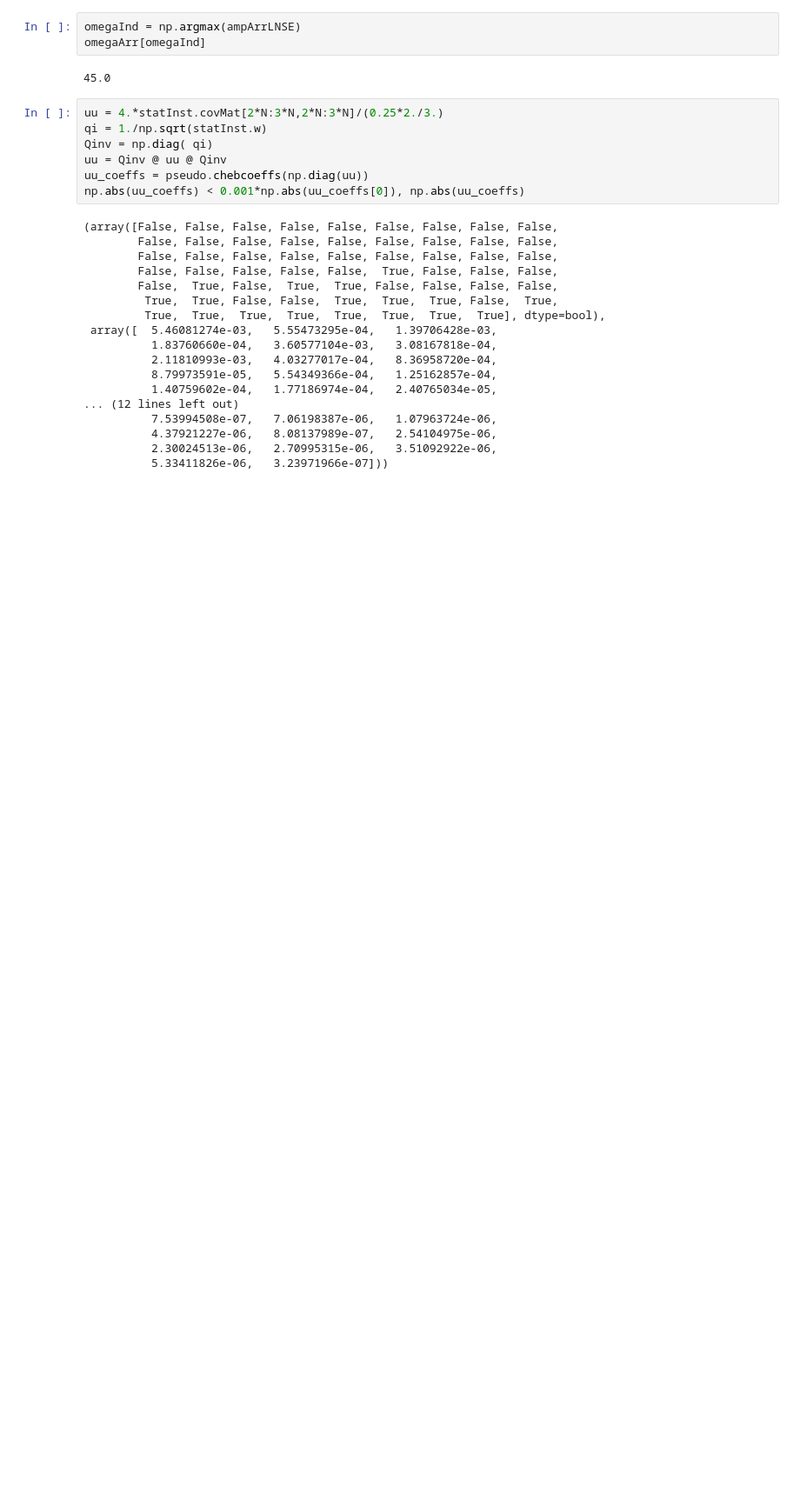
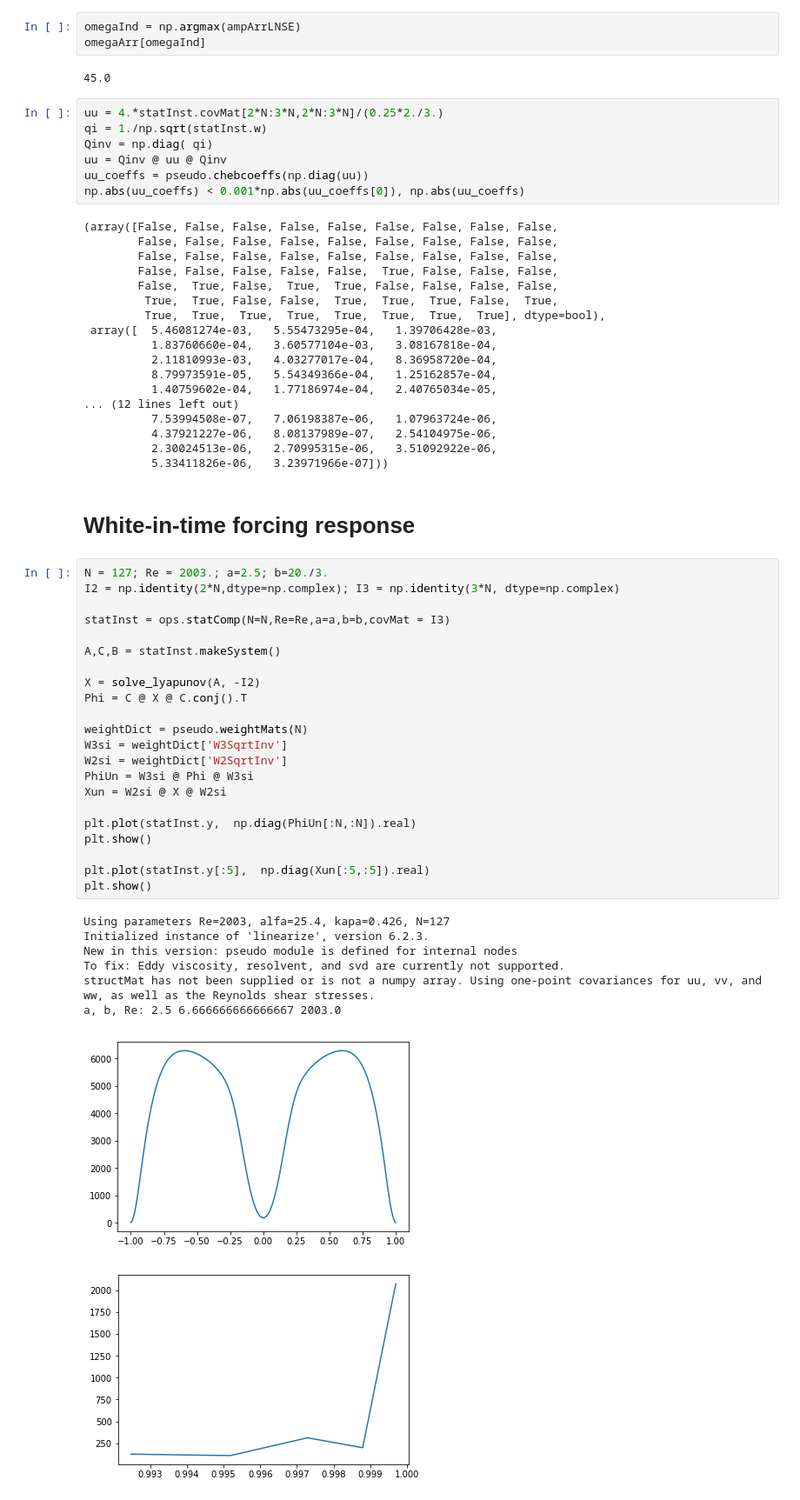
Before and after one commit to saba-vadarevu/Linear-Coherent-Structures-in-Channel-flows, a Jupyter notebook: library/statisticCompletion.ipynb, the cells around one changed output. Shown at 87% size. Saved outputs shown, nothing was run; the diff lists cells and outputs as text; blank space fills up the shorter version.

```diff
--- a/library/statisticCompletion.ipynb
+++ b/library/statisticCompletion.ipynb
@@ -991,3 +1057,36 @@ np.abs(uu_coeffs) < 0.001*np.abs(uu_coeffs[0]), np.abs(uu_coeffs)
           4.37921227e-06,   8.08137989e-07,   2.54104975e-06,
           2.30024513e-06,   2.70995315e-06,   3.51092922e-06,
           5.33411826e-06,   3.23971966e-07]))
+# %% [markdown]
+# White-in-time forcing response
+# %%
+N = 127; Re = 2003.; a=2.5; b=20./3.
+I2 = np.identity(2*N,dtype=np.complex); I3 = np.identity(3*N, dtype=np.complex)
+
+statInst = ops.statComp(N=N,Re=Re,a=a,b=b,covMat = I3)
+
+A,C,B = statInst.makeSystem()
+
+X = solve_lyapunov(A, -I2)
+Phi = C @ X @ C.conj().T
+
+weightDict = pseudo.weightMats(N)
+W3si = weightDict['W3SqrtInv']
+W2si = weightDict['W2SqrtInv']
+PhiUn = W3si @ Phi @ W3si
+Xun = W2si @ X @ W2si
+
+plt.plot(statInst.y,  np.diag(PhiUn[:N,:N]).real)
+plt.show()
+
+plt.plot(statInst.y[:5],  np.diag(Xun[:5,:5]).real)
+plt.show()
+# %% [output]
+Using parameters Re=2003, alfa=25.4, kapa=0.426, N=127
+Initialized instance of 'linearize', version 6.2.3.
+New in this version: pseudo module is defined for internal nodes
+To fix: Eddy viscosity, resolvent, and svd are currently not supported.
+structMat has not been supplied or is not a numpy array. Using one-point covariances for uu, vv, and ww, as well as the Reynolds shear stresses.
+a, b, Re: 2.5 6.666666666666667 2003.0
+[figure, added]
+[figure, added]
```
Also changed, not shown: parts of 5 cells of this notebook, 15 other files.
